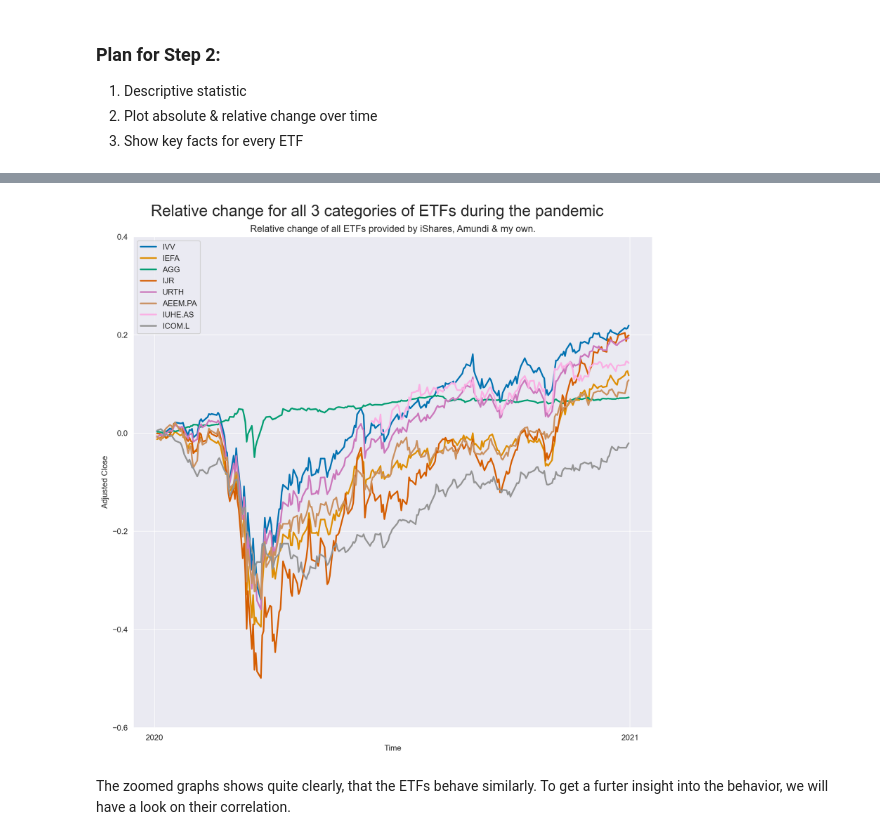
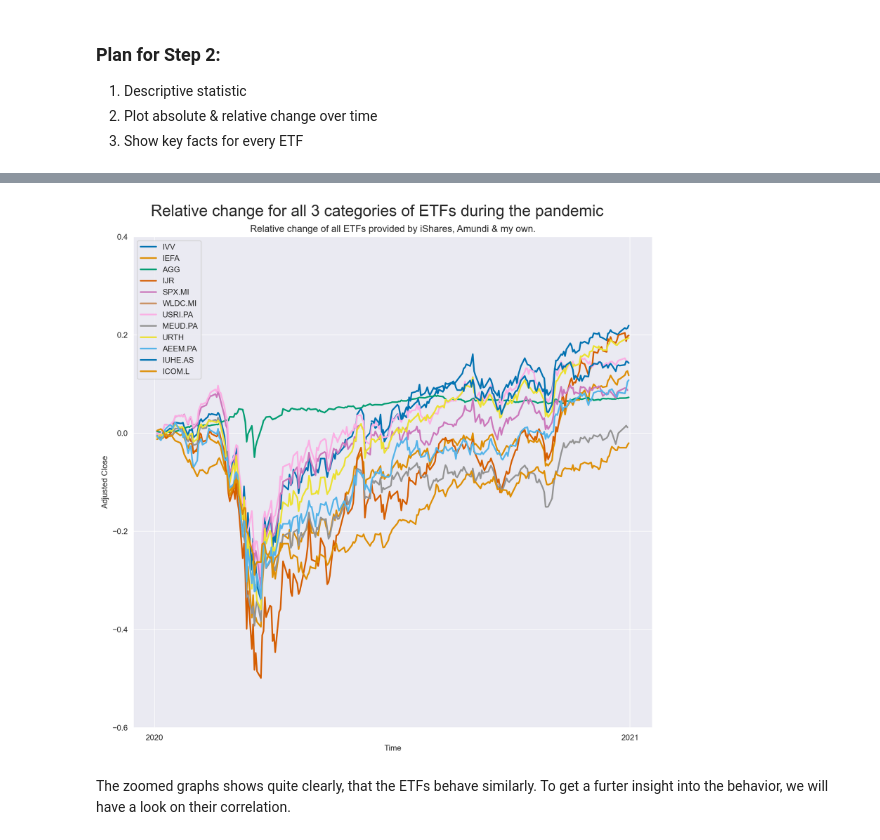
Before and after one commit to Ankru98/finengin, a Jupyter notebook: Code_Jupiter.ipynb, the cells around one changed output, grey strips where cells are left out. Cells and saved outputs as stored; diff of their text form; code cells hidden in the pictures.

```diff
--- a/Code_Jupiter.ipynb
+++ b/Code_Jupiter.ipynb
@@ -44,7 +47,7 @@ start = datetime.datetime(2018, 1, 1)
 end = datetime.datetime.today()
 
 ticker_ishares = ['IVV', 'IEFA', 'AGG', 'IJR']
-ticker_amundi = ['GLDA', 'MIVB'] # ticker not found
+ticker_amundi = ['SPX.MI', 'WLDC.MI', 'USRI.PA', 'MEUD.PA']
 antons_ticker = ['URTH', 'AEEM.PA', 'IUHE.AS', 'ICOM.L']
 data_ishares = pd.DataFrame(columns=ticker_ishares)
 data_amundi = pd.DataFrame(columns=ticker_amundi)
@@ -52,12 +55,10 @@ antons_data = pd.DataFrame(columns=antons_ticker)
 
 for i in ticker_ishares:
     data_ishares[i] = yf.download(i, start, end)['Adj Close']
-# for i in ticker_amundi:
-#     data_amundi[i] = yf.download(i, start, end)['Adj Close']
-# print(data_amundi.head())
+for i in ticker_amundi:
+    data_amundi[i] = yf.download(i, start, end)['Adj Close']
 for i in antons_ticker:
     antons_data[i] = yf.download(i, start, end)['Adj Close']
-    antons_data.fillna(0.0000)
 # %% [output]
 [*********************100%***********************]  1 of 1 completed
 [*********************100%***********************]  1 of 1 completed
@@ -259,38 +274,38 @@ sns.set_palette('colorblind')
 fig, ax = plt.subplots(figsize=(10,10), dpi=200)
 
 ax.plot(data_ishares['IVV']["2020-01-01":"2021-01-01"].pct_change().cumsum(), label="IVV", lw=2)
 ax.plot(data_ishares['IEFA']["2020-01-01":"2021-01-01"].pct_change().cumsum(), label="IEFA", lw=2)
 ax.plot(data_ishares['AGG']["2020-01-01":"2021-01-01"].pct_change().cumsum(), label="AGG",lw=2)
 ax.plot(data_ishares['IJR']["2020-01-01":"2021-01-01"].pct_change().cumsum(), label="IJR",lw=2)
 
-# ax[1].plot(data_amundi['IVV'].pct_change().cumsum(), label="IVV", lw=2)
-# ax[1].plot(data_amundi['IEFA'].pct_change().cumsum(), label="IEFA", lw=2)
-# ax[1].plot(data_amundi['AGG'].pct_change().cumsum(), label="AGG",lw=2)
-# ax[1].plot(data_amundi['IJR'].pct_change().cumsum(), label="IJR",lw=2)
+ax.plot(data_amundi['SPX.MI']["2020-01-01":"2021-01-01"].pct_change().cumsum(), label="SPX.MI", lw=2)
+ax.plot(data_amundi['WLDC.MI']["2020-01-01":"2021-01-01"].pct_change().cumsum(), label="WLDC.MI", lw=2)
+ax.plot(data_amundi['USRI.PA']["2020-01-01":"2021-01-01"].pct_change().cumsum(), label="USRI.PA",lw=2)
+ax.plot(data_amundi['MEUD.PA']["2020-01-01":"2021-01-01"].pct_change().cumsum(), label="MEUD.PA",lw=2)
 
 ax.plot(antons_data['URTH']["2020-01-01":"2021-01-01"].pct_change().cumsum(), label="URTH", lw=2)
 ax.plot(antons_data['AEEM.PA']["2020-01-01":"2021-01-01"].pct_change().cumsum(), label="AEEM.PA", lw=2)
 ax.plot(antons_data['IUHE.AS']["2020-01-01":"2021-01-01"].pct_change().cumsum(), label="IUHE.AS",lw=2)
 ax.plot(antons_data['ICOM.L']["2020-01-01":"2021-01-01"].pct_change().cumsum(), label="ICOM.L",lw=2)
 
 ax.set_xlabel('Time')
 ax.set_ylabel('Adjusted Close')
 
 ax.set_title('Relative change of all ETFs provided by iShares, Amundi & my own.')
 
 fig.suptitle('Relative change for all 3 categories of ETFs during the pandemic', fontsize=20)
 
 ax.xaxis.set_major_locator(dates.YearLocator())
 ax.xaxis.set_major_formatter(dates.DateFormatter("%Y"))
 ax.tick_params(axis="x", which="major",rotation=0, pad=5)
 
 ax.set_ylim((-0.6,0.4))
 
 plt.legend()
 plt.tight_layout()
 plt.show();
 # %% [output]
-[figure, old version]
+[figure, new version]
 # %% [markdown]
 The zoomed graphs shows quite clearly, that the ETFs behave similarly. To get a furter insight into the behavior, we will have a look on their correlation.
 # %%
```
Also changed, not shown: parts of 21 cells of this notebook.
